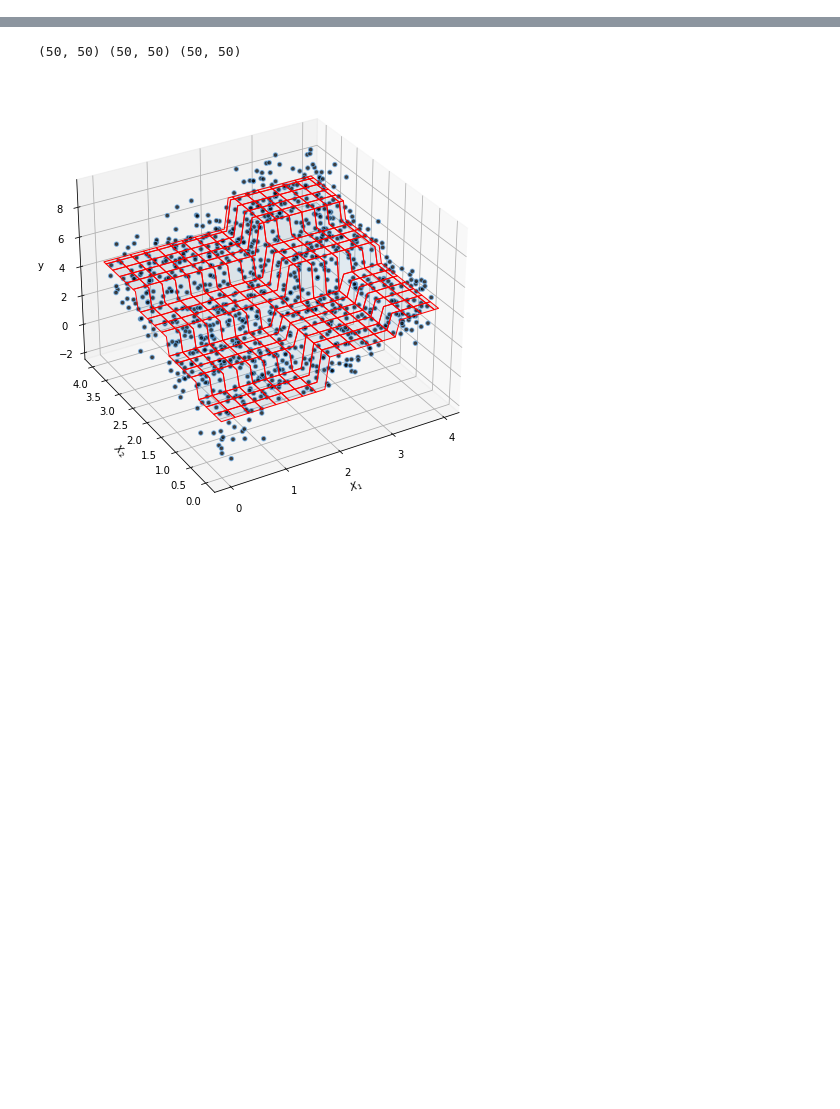
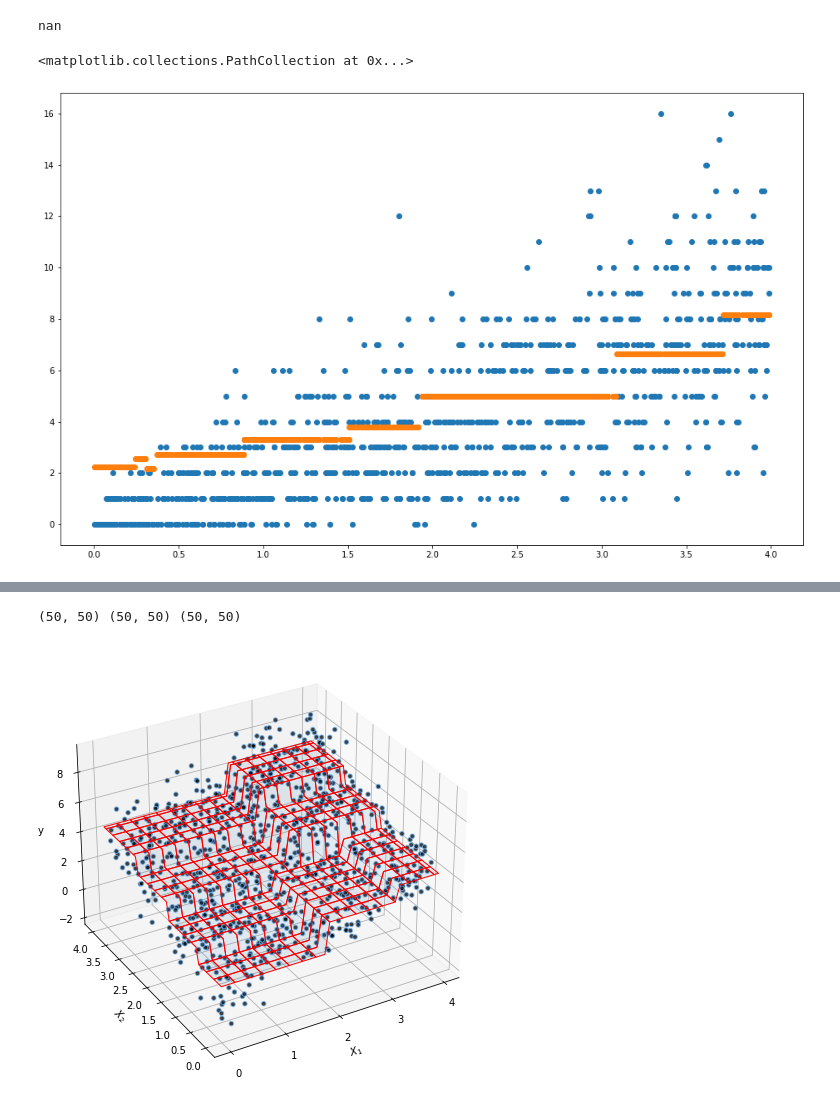
Before and after one commit to MortenBlorstad/StableTrees, a Jupyter notebook: StableTrees_examples/experiment_simulated_data.ipynb, the cells around one changed output, grey strips where cells are left out. Drawn from its saved outputs; the diff is of its cells as text; code cells hidden in the pictures; blank space fills up the shorter version.

```diff
--- a/StableTrees_examples/experiment_simulated_data.ipynb
+++ b/StableTrees_examples/experiment_simulated_data.ipynb
@@ -9,0 +113,23 @@ SEED = 0
+# %%
+t = BaseLineTree(criterion = criterion,min_samples_leaf=5,adaptive_complexity=True)
+np.random.seed(0)
+x = np.sort(np.random.uniform(0,4,(1000,1)),axis=0)
+y = np.random.poisson(x.ravel()*2,1000)
+np.random.seed(1)
+x_test = np.sort(np.random.uniform(0,4,(1000,1)),axis=0)
+y_test = np.random.poisson(x.ravel()*2,1000)
+
+t.fit(x,y)
+t.update(x,y)
+pred = t.predict(x_test)
+prev_pred = pred
+
+np.mean((pred - y_test*np.log(pred)))
+# %% [output]
+nan
+# %%
+plt.scatter(x_test,y_test)
+plt.scatter(x_test,pred)
+# %% [output]
+<matplotlib.collections.PathCollection at 0x...>
+[figure, added]
```
Also changed, not shown: parts of 20 cells of this notebook, 44 other files.
